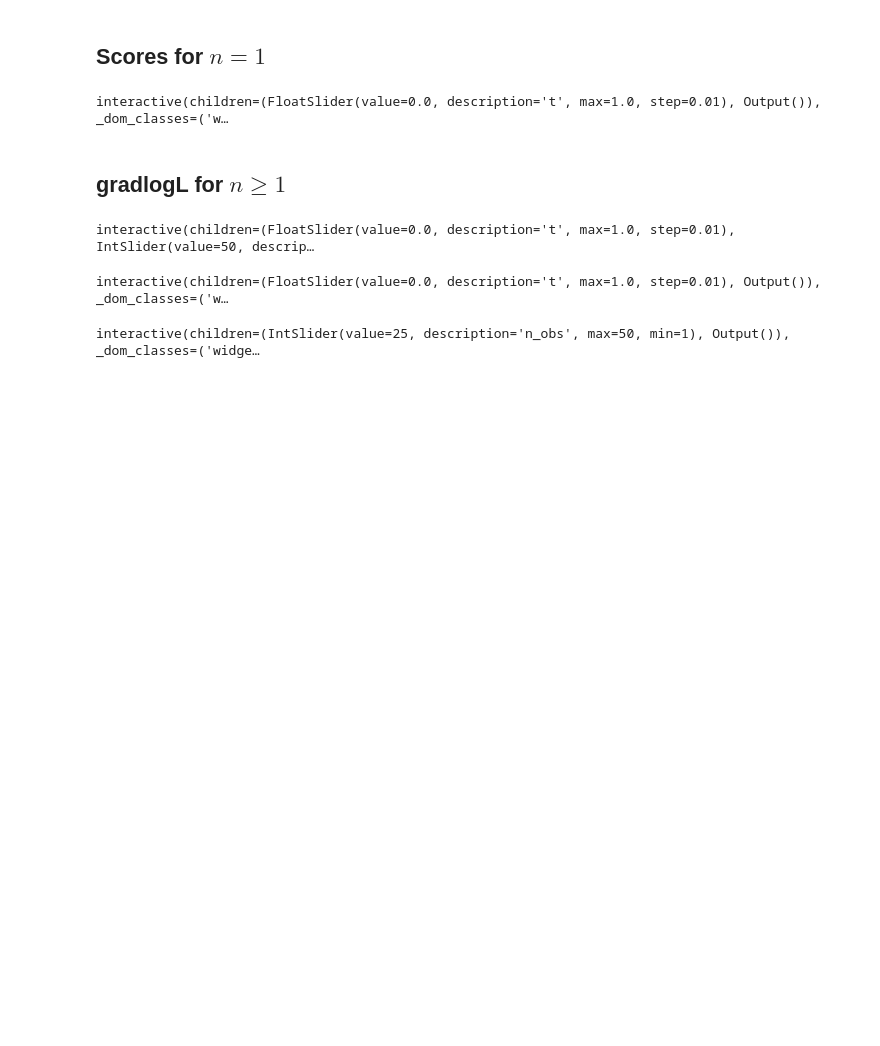
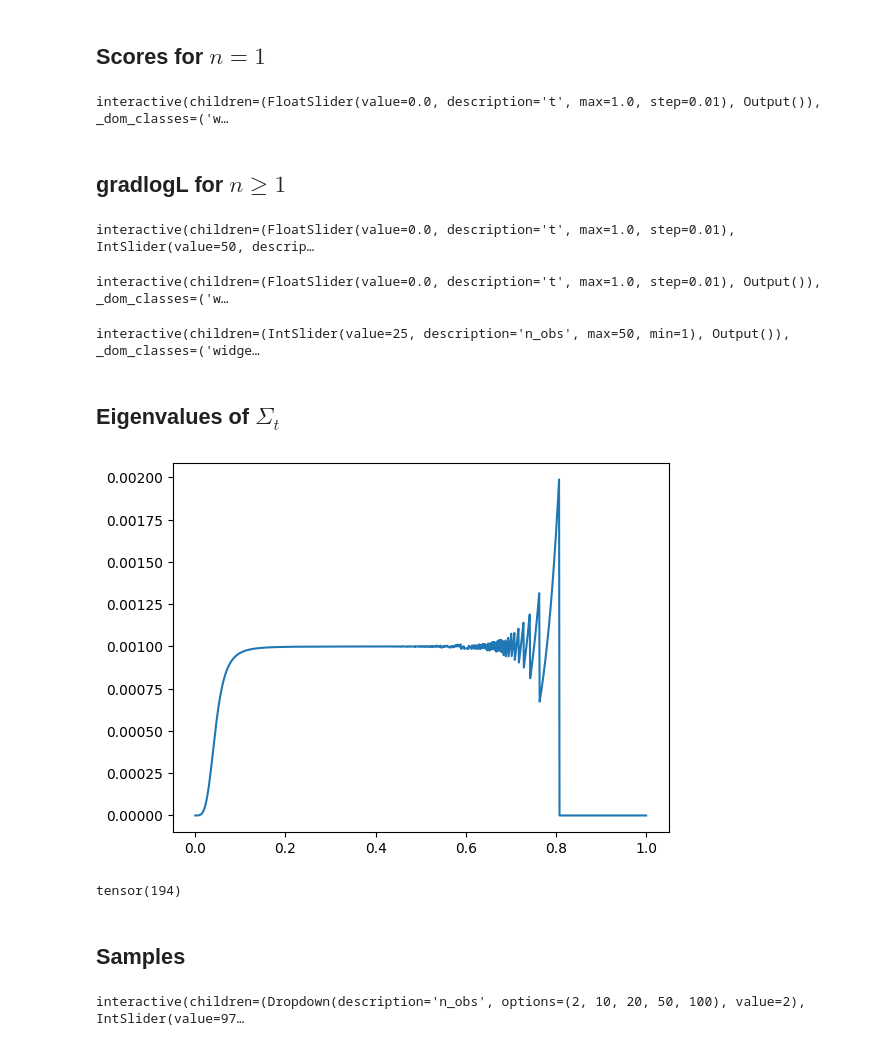
Before and after one commit to JuliaLinhart/diffusions-for-sbi, a Jupyter notebook: notebooks/analtic_vs_learned_debug.ipynb, the cells around one changed output. Drawn from its saved outputs; the diff is of its cells as text; code cells hidden in the pictures; blank space fills up the shorter version.

Commit message:
notebook with eigenvalues

```diff
--- a/notebooks/analtic_vs_learned_debug.ipynb
+++ b/notebooks/analtic_vs_learned_debug.ipynb
@@ -235,3 +257,55 @@ interact(plot_max_gradlogL_t, n_obs=(1, 50, 1));
 # %% [output]
 interactive(children=(FloatSlider(value=0.0, description='t', max=1.0, step=0.01), Output()), _dom_classes=('w…
 interactive(children=(IntSlider(value=25, description='n_obs', max=50, min=1), Output()), _dom_classes=('widge…
+# %% [markdown]
+## Eigenvalues of $\Sigma_t$
+# %%
+import torch
+import math
+import matplotlib.pyplot as plt
+from nse import NSE
+score_net = NSE(2,2)
+alpha_t = score_net.alpha
+# sigma_t = score_net.sigma
+sigma_t = lambda t: 1 - alpha_t(t)
+t=torch.linspace(0,1,1000)
+s_data = 1e-3
+v = (sigma_t(t)**2)/alpha_t(t) * (1 - sigma_t(t)**2/(alpha_t(t) * s_data  + sigma_t(t)**2))
+m = (alpha_t(t)**.5) / (sigma_t(t)**2) * v
+plt.plot(t,v)
+plt.show()
+
+(v == 0).sum()
+# %% [output]
+[figure, added]
+tensor(194)
+# %% [markdown]
+## Samples
+# %%
+true_samples = true_posterior.sample((N_SAMPLES,))
+
+def plot_samples(n_obs, t_idx):
+    results = torch.load(f"../results/results_dict_n_obs_{n_obs}_assure_psd.pkl")
+    thetas_t = results["all_theta_learned"][t_idx] * theta_train.std(axis=0) + theta_train.mean(axis=0)
+    thetas_ana_t = results["all_theta_ana"][t_idx] * theta_train.std(axis=0) + theta_train.mean(axis=0)
+
+
+    fig, ax = plt.subplots(1, 2, figsize=(10, 5))
+    ax[0].scatter(*true_samples.T, s=1, alpha=0.1, c="blue")
+    ax[0].scatter(thetas_t[:, 0], thetas_t[:, 1], s=1, alpha=0.1, c="orange")
+    ax[0].set_title(f"Learned posterior (n_obs={n_obs})")
+    ax[0].set_xlim(-10, 0)
+    ax[0].set_ylim(130, 170)
+    ax[0].set_xlabel("theta_1")
+    ax[0].set_ylabel("theta_2")
+    ax[1].scatter(*true_samples.T, s=1, alpha=0.1, c="blue")
+    ax[1].scatter(thetas_ana_t[:, 0], thetas_ana_t[:, 1], s=1, alpha=0.1, c="red")
+    ax[1].set_title(f"Analytical posterior (n_obs={n_obs})")
+    ax[1].set_xlim(-10, 0)
+    ax[1].set_ylim(130, 170)
+    ax[1].set_xlabel("theta_1")
+    ax[1].set_ylabel("theta_2")
+
+interact(plot_samples, n_obs=[2, 10, 20, 50, 100], t_idx=(950, 999, 1));
+# %% [output]
+interactive(children=(Dropdown(description='n_obs', options=(2, 10, 20, 50, 100), value=2), IntSlider(value=97…
```
Also changed, not shown: parts of 4 cells of this notebook.
